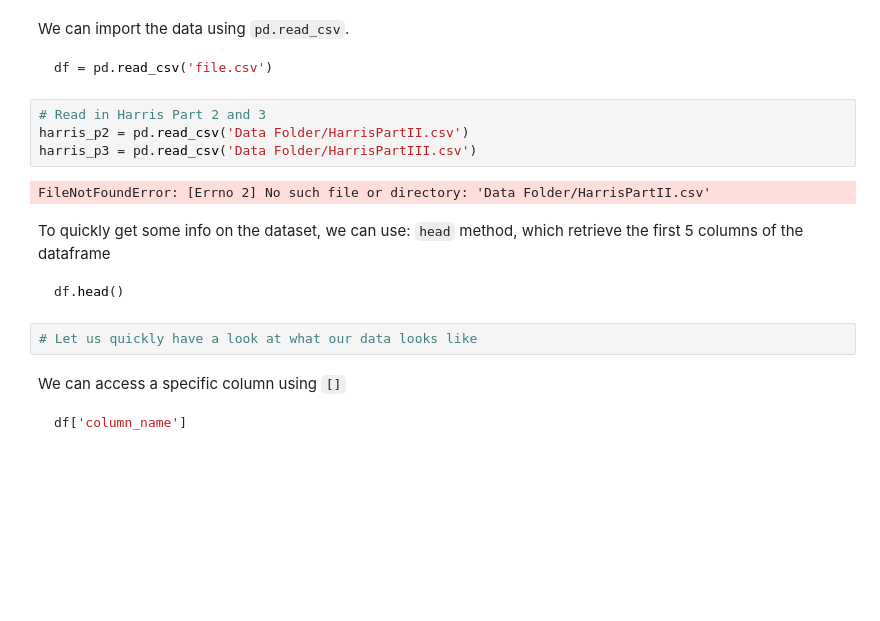
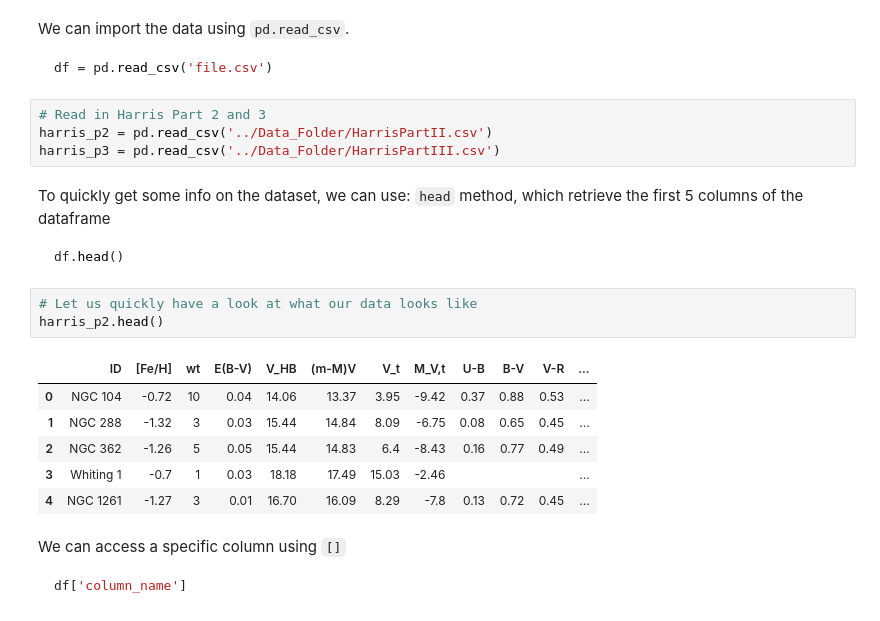
Before and after one commit to gigisheehan06-blip/3116-Comp-group2, a Jupyter notebook: Tutorials/PHYS3116_Week2_Tutorial.ipynb, the cells around one changed output. Drawn from its saved outputs; the diff is of its cells as text; blank space fills up the shorter version.

````diff
--- a/Tutorials/PHYS3116_Week2_Tutorial.ipynb
+++ b/Tutorials/PHYS3116_Week2_Tutorial.ipynb
@@ -113,10 +113,8 @@ df = pd.read_csv('file.csv')
 ```
 # %%
 # Read in Harris Part 2 and 3
-harris_p2 = pd.read_csv('Data Folder/HarrisPartII.csv')
-harris_p3 = pd.read_csv('Data Folder/HarrisPartIII.csv')
+harris_p2 = pd.read_csv('../Data_Folder/HarrisPartII.csv')
+harris_p3 = pd.read_csv('../Data_Folder/HarrisPartIII.csv')
-# %% [output]
-FileNotFoundError: [Errno 2] No such file or directory: 'Data Folder/HarrisPartII.csv'
 # %% [markdown]
 To quickly get some info on the dataset, we can use: `head` method, which retrieve the first 5 columns of the dataframe
 ```python
@@ -124,6 +122,14 @@ df.head()
 ```
 # %%
 # Let us quickly have a look at what our data looks like
+harris_p2.head()
+# %% [output]
+|  | ID | [Fe/H] | wt | E(B-V) | V_HB | (m-M)V | V_t | M_V,t | U-B | B-V | V-R | ... |
+| 0 | NGC 104 | -0.72 | 10 | 0.04 | 14.06 | 13.37 | 3.95 | -9.42 | 0.37 | 0.88 | 0.53 | ... |
+| 1 | NGC 288 | -1.32 | 3 | 0.03 | 15.44 | 14.84 | 8.09 | -6.75 | 0.08 | 0.65 | 0.45 | ... |
+| 2 | NGC 362 | -1.26 | 5 | 0.05 | 15.44 | 14.83 | 6.4 | -8.43 | 0.16 | 0.77 | 0.49 | ... |
+| 3 | Whiting 1 | -0.7 | 1 | 0.03 | 18.18 | 17.49 | 15.03 | -2.46 |  |  |  | ... |
+| 4 | NGC 1261 | -1.27 | 3 | 0.01 | 16.70 | 16.09 | 8.29 | -7.8 | 0.13 | 0.72 | 0.45 | ... |
 # %% [markdown]
 We can access a specific column using `[]`
 ```python
````
Also changed, not shown: parts of 1 cell of this notebook, 1 other file.
